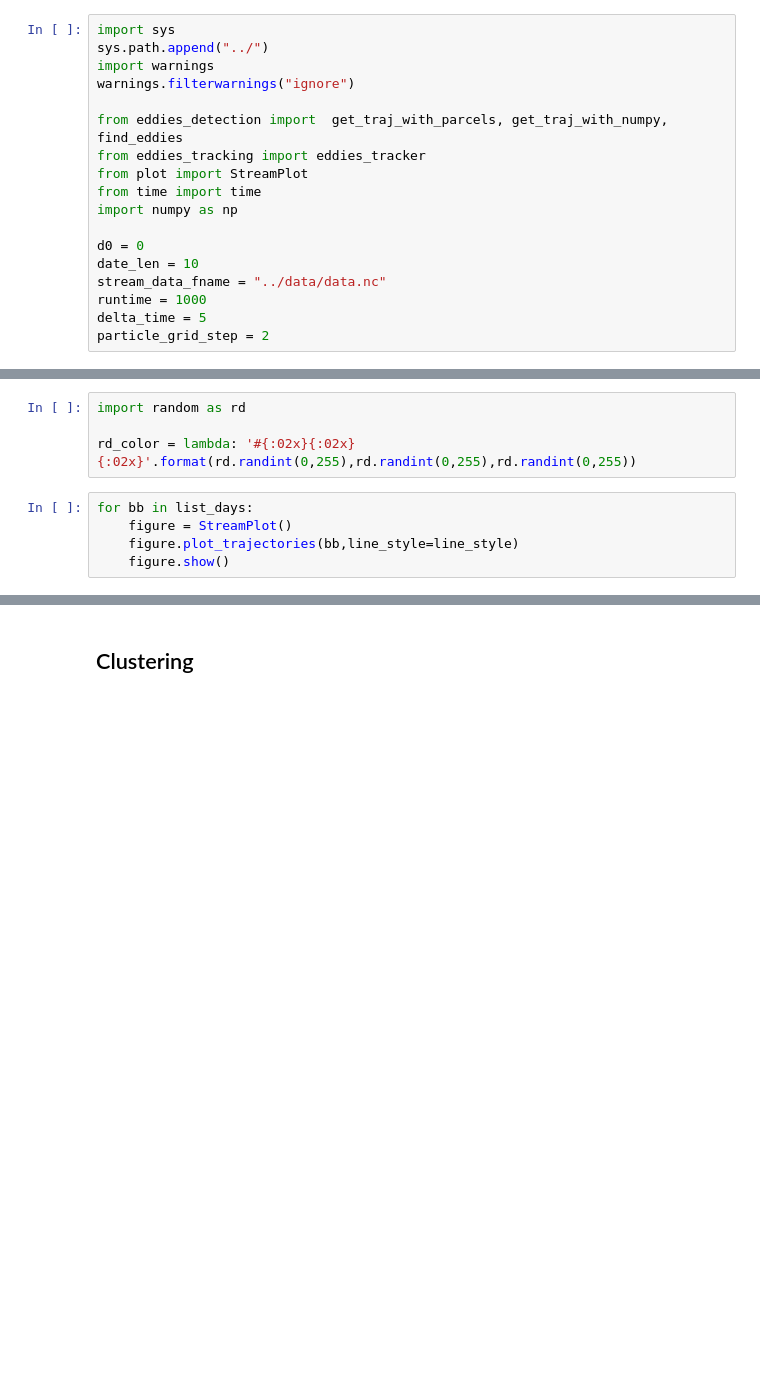
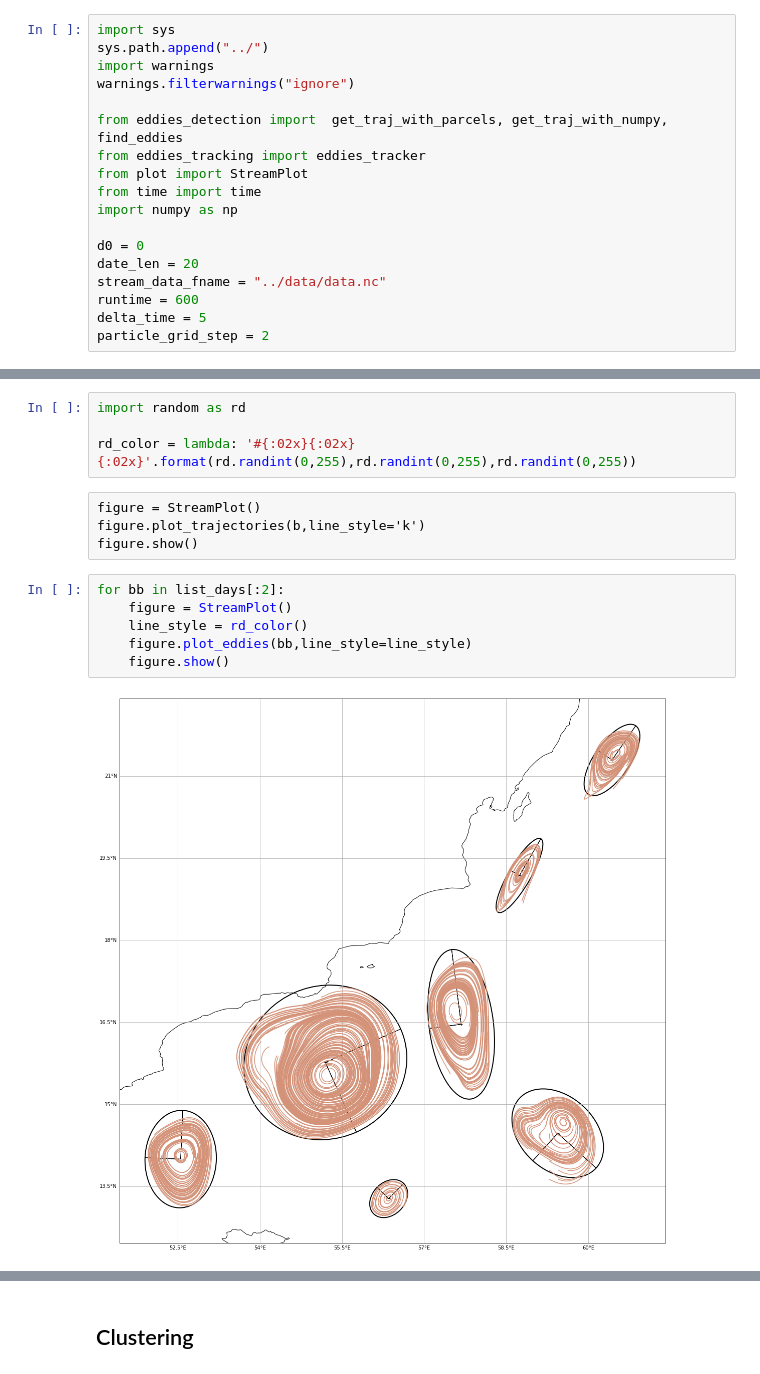
Before and after one commit to lordastorios/Projet_3A_IMTA, a Jupyter notebook: Detection/tutos/Eddies_paths.ipynb, the cells around one changed output, grey strips where cells are left out. Cells and saved outputs as stored; diff of their text form; blank space fills up the shorter version.

```diff
--- a/Detection/tutos/Eddies_paths.ipynb
+++ b/Detection/tutos/Eddies_paths.ipynb
@@ -11,9 +11,9 @@ from time import time
 import numpy as np
 
 d0 = 0
-date_len = 10
+date_len = 20
 stream_data_fname = "../data/data.nc"
-runtime = 1000
+runtime = 600
 delta_time = 5
 particle_grid_step = 2
 # %%
@@ -42,8 +54,15 @@ Integration: 5% 10% 15% 20% 25% 30% 35% 40% 45% 50% 55% 60% 65% 70% 75% 80% 85%
 import random as rd
 
 rd_color = lambda: '#{:02x}{:02x}{:02x}'.format(rd.randint(0,255),rd.randint(0,255),rd.randint(0,255))
+# %% [raw]
+figure = StreamPlot()
+figure.plot_trajectories(b,line_style='k')
+figure.show()
 # %%
-for bb in list_days:
+for bb in list_days[:2]:
     figure = StreamPlot()
-    figure.plot_trajectories(bb,line_style=line_style)
+    line_style = rd_color()
+    figure.plot_eddies(bb,line_style=line_style)
     figure.show()
+# %% [output]
+[figure, added]
```
Also changed, not shown: parts of 5 cells of this notebook, 4 other files.
